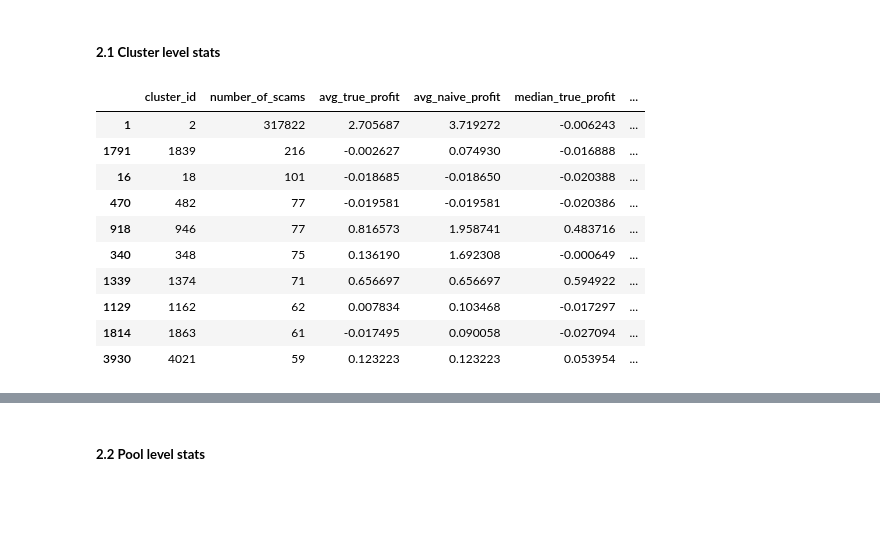
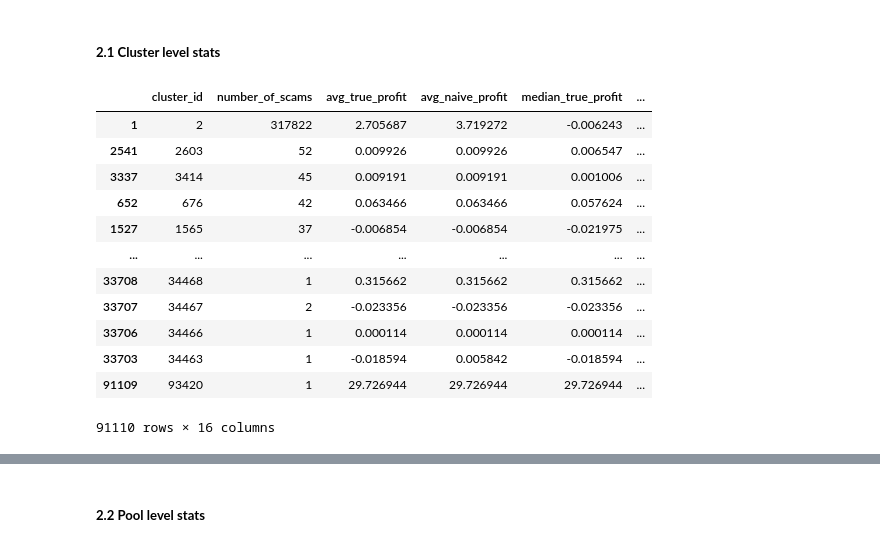
Before and after one commit to duyhuynhdev/serial-scammer-analyser, a Jupyter notebook: main/analysis/new_analysis.ipynb, the cells around one changed output, grey strips where cells are left out. Drawn from its saved outputs; the diff is of its cells as text; code cells hidden in the pictures; blank space fills up the shorter version.

```diff
--- a/main/analysis/new_analysis.ipynb
+++ b/main/analysis/new_analysis.ipynb
@@ -137,10 +152,10 @@ general_statistic("panv2")
 # %% [markdown]
 ### **CLUSTER ANALYSIS**
 # %%
-uni_cluster_path = os.path.join(path.univ2_processed_path, "sql_scammer_group.csv")
+uni_cluster_path = os.path.join(path.univ2_processed_path, "new_sql_scammer_group.csv")
 uni_cluster_data = pd.read_csv(uni_cluster_path)
 
-pan_cluster_path = os.path.join(path.panv2_processed_path, "sql_scammer_group.csv")
+pan_cluster_path = os.path.join(path.panv2_processed_path, "new_sql_scammer_group.csv")
 pan_cluster_data = pd.read_csv(pan_cluster_path)
 # %% [markdown]
 #### **1. Uniswap clusters**
@@ -249,14 +360,14 @@ display(uni_profit_data.head(10))
 # %% [markdown]
 ##### **1.1 Cluster level stats**
 # %%
-uni_profit_clusters = uni_profit_data[uni_profit_data.y_revenue>0].groupby("group_id")
+uni_profit_clusters = uni_profit_data[uni_profit_data.y_revenue > 0].groupby("group_id")
 cluster_statistics = []
 for name, data in uni_profit_clusters:
-     true_profits = data['true_profit']
-     naive_profits = data['naive_profit']
-     cluster_statistics.append({
+    true_profits = data['true_profit']
+    naive_profits = data['naive_profit']
+    cluster_statistics.append({
         "cluster_id": name,
-        "number_of_scams": len(data),
+        "number_of_scam": len(data),
         "avg_true_profit": np.average(true_profits),
         "avg_naive_profit": np.average(naive_profits),
         "median_true_profit": true_profits.median(),
@@ -268,7 +379,9 @@ for name, data in uni_profit_clusters:
         "max_true_profit": true_profits.max(),
         "max_naive_profit": naive_profits.max(),
         "number_positive_true_profits": len(data[data['true_profit'] > 0]),
-        "number_positive_naive_profits": len(data[data['true_profit'] > 0]),
+        "number_positive_naive_profits": len(data[data['naive_profit'] > 0]),
     })
-display(pd.DataFrame(cluster_statistics).sort_values(['number_of_scams'], ascending=False).head(10))
+uni_stats = pd.merge(pd.DataFrame(cluster_statistics), uni_cluster_counts, left_on='cluster_id', right_on='group_id')
+uni_stats.sort_values(['num_scammer'], ascending=False, inplace=True)
+display(uni_stats.head(10))
 # %% [output]
@@ -344,35 +509,39 @@ Sample data
 # %%
 pan_profit_clusters = pan_profit_data[pan_profit_data.y_revenue > 0].groupby("group_id")
 cluster_statistics = []
 for name, data in pan_profit_clusters:
-     true_profits = data['true_profit']
-     naive_profits = data['naive_profit']
-     cluster_statistics.append({
+    true_profits = data['true_profit']
+    naive_profits = data['naive_profit']
+    cluster_statistics.append({
         "cluster_id": name,
         "number_of_scams": len(data),
         "avg_true_profit": np.average(true_profits),
         "avg_naive_profit": np.average(naive_profits),
         "median_true_profit": true_profits.median(),
         "median_naive_profit": naive_profits.median(),
         "total_true_profit": true_profits.sum(),
         "total_naive_profit": naive_profits.sum(),
         "min_true_profit": true_profits.min(),
         "min_naive_profit": naive_profits.min(),
         "max_true_profit": true_profits.max(),
         "max_naive_profit": naive_profits.max(),
         "number_positive_true_profits": len(data[data['true_profit'] > 0]),
-        "number_positive_naive_profits": len(data[data['true_profit'] > 0]),
+        "number_positive_naive_profits": len(data[data['naive_profit'] > 0]),
     })
-display(pd.DataFrame(cluster_statistics).sort_values(['number_of_scams'], ascending=False).head(10))
+pan_stats = pd.merge(pd.DataFrame(cluster_statistics), cluster_counts, left_on='cluster_id', right_on='group_id')
+pan_stats.sort_values(['num_scammer'], ascending=False, inplace=True)
+pan_stats
 # %% [output]
 |  | cluster_id | number_of_scams | avg_true_profit | avg_naive_profit | median_true_profit | ... |
 | 1 | 2 | 317822 | 2.705687 | 3.719272 | -0.006243 | ... |
-| 1791 | 1839 | 216 | -0.002627 | 0.074930 | -0.016888 | ... |
-| 16 | 18 | 101 | -0.018685 | -0.018650 | -0.020388 | ... |
-| 470 | 482 | 77 | -0.019581 | -0.019581 | -0.020386 | ... |
-| 918 | 946 | 77 | 0.816573 | 1.958741 | 0.483716 | ... |
-| 340 | 348 | 75 | 0.136190 | 1.692308 | -0.000649 | ... |
-| 1339 | 1374 | 71 | 0.656697 | 0.656697 | 0.594922 | ... |
-| 1129 | 1162 | 62 | 0.007834 | 0.103468 | -0.017297 | ... |
-| 1814 | 1863 | 61 | -0.017495 | 0.090058 | -0.027094 | ... |
-| 3930 | 4021 | 59 | 0.123223 | 0.123223 | 0.053954 | ... |
+| 2541 | 2603 | 52 | 0.009926 | 0.009926 | 0.006547 | ... |
+| 3337 | 3414 | 45 | 0.009191 | 0.009191 | 0.001006 | ... |
+| 652 | 676 | 42 | 0.063466 | 0.063466 | 0.057624 | ... |
+| 1527 | 1565 | 37 | -0.006854 | -0.006854 | -0.021975 | ... |
+| ... | ... | ... | ... | ... | ... | ... |
+| 33708 | 34468 | 1 | 0.315662 | 0.315662 | 0.315662 | ... |
+| 33707 | 34467 | 2 | -0.023356 | -0.023356 | -0.023356 | ... |
+| 33706 | 34466 | 1 | 0.000114 | 0.000114 | 0.000114 | ... |
+| 33703 | 34463 | 1 | -0.018594 | 0.005842 | -0.018594 | ... |
+| 91109 | 93420 | 1 | 29.726944 | 29.726944 | 29.726944 | ... |
+91110 rows × 16 columns
```
Also changed, not shown: parts of 52 cells of this notebook, 5 other files.
